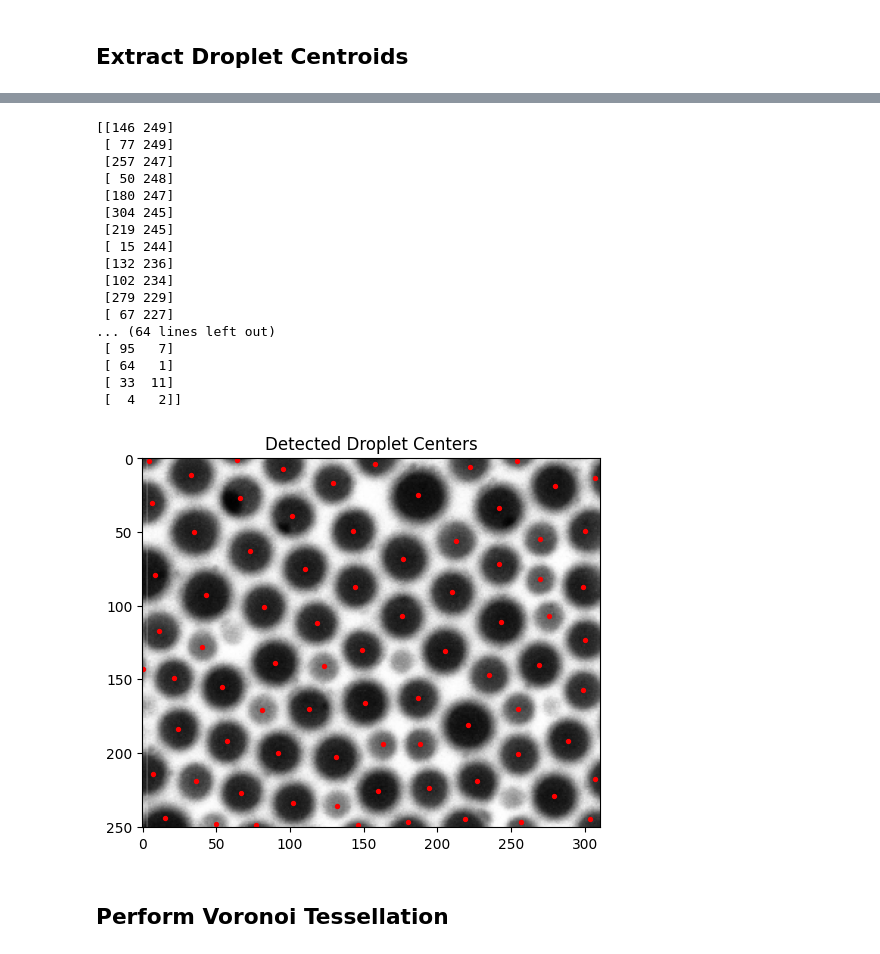
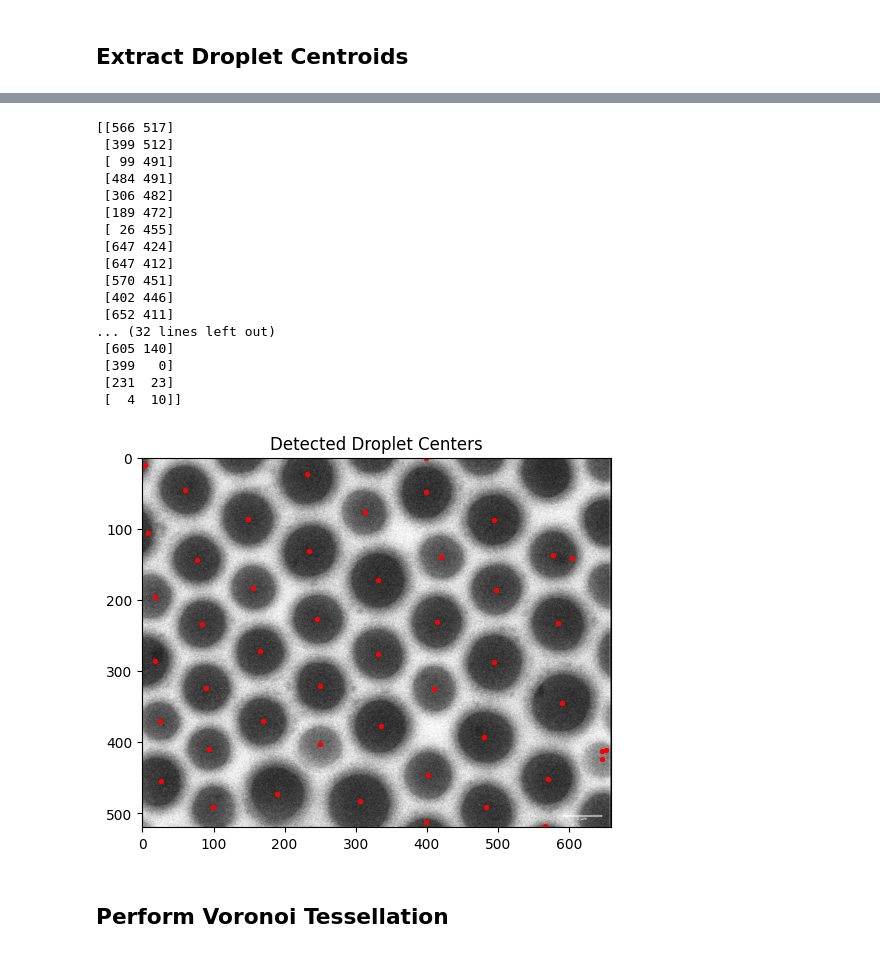
Before and after one commit to lemontang3/Python_Physics, a Jupyter notebook: Voronoi_Analysis.ipynb, the cells around one changed output, grey strips where cells are left out. Drawn from its saved outputs; the diff is of its cells as text; code cells hidden in the pictures.

```diff
--- a/Voronoi_Analysis.ipynb
+++ b/Voronoi_Analysis.ipynb
@@ -44,7 +44,7 @@ import numpy as np
 import matplotlib.pyplot as plt
 
 # Load the image in grayscale
-image_path = "sample2AA.png"  # Update with your image path if needed
+image_path = "sample4BB.png"  # Update with your image path if needed
 image = cv2.imread(image_path, cv2.IMREAD_GRAYSCALE)
 
 # Apply median blur to reduce noise
@@ -109,7 +109,7 @@ import numpy as np
 import matplotlib.pyplot as plt
 
 # Load the image
-image_path = "sample10BB.png"
+image_path = "sample4B.png"
 image = cv2.imread(image_path, cv2.IMREAD_GRAYSCALE)
 
 # Apply Gaussian blur to smooth the image
@@ -117,51 +117,51 @@ blurred = cv2.GaussianBlur(image, (5, 5), 0)
 
 # Apply thresholding to create a binary image
 _, binary = cv2.threshold(blurred, 0, 255, cv2.THRESH_BINARY_INV + cv2.THRESH_OTSU)
 
 # Find contours
 contours, _ = cv2.findContours(binary, cv2.RETR_EXTERNAL, cv2.CHAIN_APPROX_SIMPLE)
 
 # Create a copy of the image to draw on
 output = cv2.cvtColor(image, cv2.COLOR_GRAY2BGR)
 
 # Calculate and draw centroids
 centroids = []
 for contour in contours:
     M = cv2.moments(contour)
     if M["m00"] != 0:
         cX = int(M["m10"] / M["m00"])
         cY = int(M["m01"] / M["m00"])
         centroids.append((cX, cY))
         cv2.circle(output, (cX, cY), 3, (0, 0, 255), -1)
 
 # Show the output image with centroids
 centroids = np.array(centroids)
 print(centroids)
 # Convert to NumPy array
 # Step 5: Plot the results
 plt.imshow(image, cmap='gray')
 plt.scatter(centroids[:, 0], centroids[:, 1], c='red', s=8)
 plt.title('Detected Droplet Centers')
 plt.show()
 # %% [output]
-[[146 249]
- [ 77 249]
- [257 247]
- [ 50 248]
- [180 247]
- [304 245]
- [219 245]
- [ 15 244]
- [132 236]
- [102 234]
- [279 229]
- [ 67 227]
-... (64 lines left out)
- [ 95   7]
- [ 64   1]
- [ 33  11]
- [  4   2]]
+[[566 517]
+ [399 512]
+ [ 99 491]
+ [484 491]
+ [306 482]
+ [189 472]
+ [ 26 455]
+ [647 424]
+ [647 412]
+ [570 451]
+ [402 446]
+ [652 411]
+... (32 lines left out)
+ [605 140]
+ [399   0]
+ [231  23]
+ [  4  10]]
-[figure, old version]
+[figure, new version]
 # %% [markdown]
 ## Perform Voronoi Tessellation
 # %%
```
Also changed, not shown: parts of 4 cells of this notebook, 5 other files.
